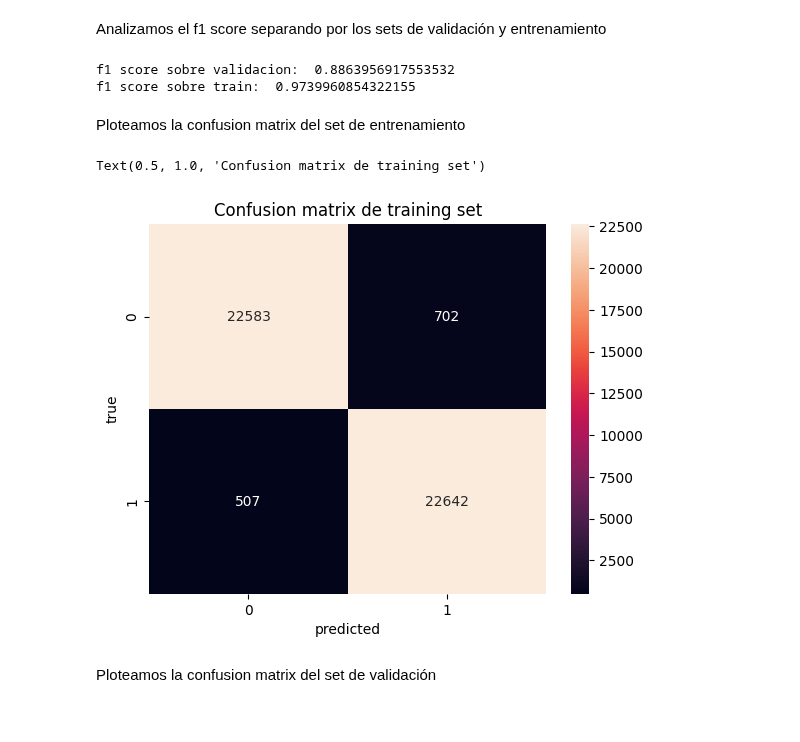
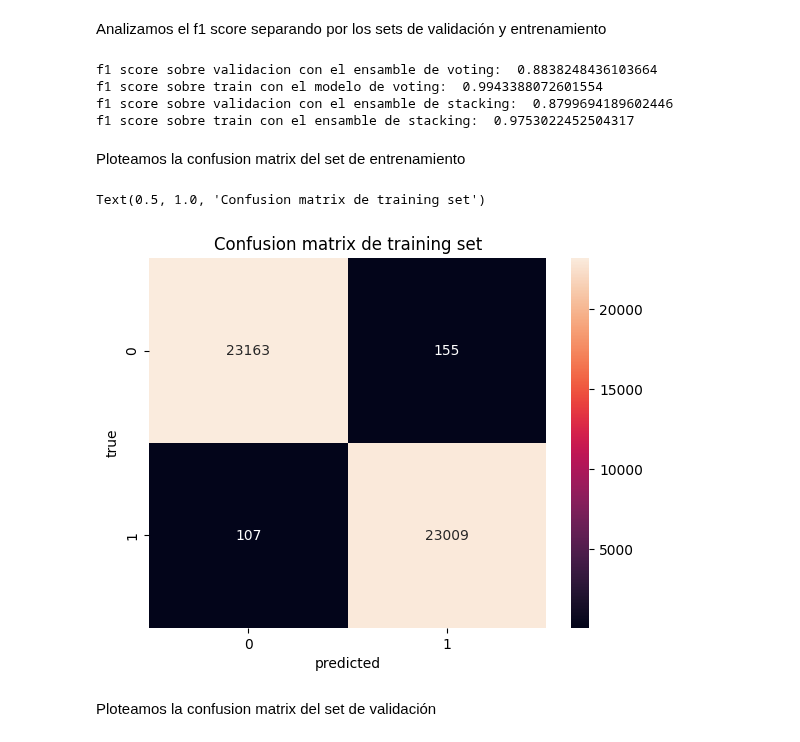
Before and after one commit to LuchoLorenzo1/7506R-1C2023-GRUPO19, a Jupyter notebook: checkpoint3/7506R_TP1_GRUPO19_CH3_ENTREGA_HIBRIDO.ipynb, the cells around one changed output. Saved outputs shown, nothing was run; the diff lists cells and outputs as text; code cells hidden in the pictures.

Commit message:
ensambles hibridos voting y stacking

```diff
--- a/checkpoint3/7506R_TP1_GRUPO19_CH3_ENTREGA_HIBRIDO.ipynb
+++ b/checkpoint3/7506R_TP1_GRUPO19_CH3_ENTREGA_HIBRIDO.ipynb
@@ -17,7 +17,7 @@ import pickle
 import pandas as pd
 from sklearn.model_selection import train_test_split
 from sklearn.metrics import make_scorer, f1_score, confusion_matrix, precision_score, recall_score, accuracy_score
-from sklearn.ensemble import VotingClassifier
+from sklearn.ensemble import VotingClassifier, StackingClassifier
 import matplotlib.pyplot as plt
 import seaborn as sns
 
@@ -25,7 +25,7 @@ decision_tree = pickle.load(open('../modelos/decision_tree.pickle', 'rb'))
 rf = pickle.load(open('../modelos/rf.pickle', 'rb'))
 xgb = pickle.load(open('../modelos/xgb.pickle', 'rb'))
 svm = pickle.load(open('../modelos/svm.pickle', 'rb'))
-# knn = pickle.load(open('../modelos/knn.pickle', 'rb'))
+knn = pickle.load(open('../modelos/knn.pickle', 'rb'))
 # %%
 df = pd.read_csv("../dataset/hotels_train_procesado.csv")
 df.columns
@@ -126,4 +126,4 @@ Construimos nuestro ensamble de tipo Voting, con los modelos que entrenamos en l
 # %%
-# ensamble_hibrido = VotingClassifier(estimators=[('xgb', xgb), ('rf', rf), ('decision_tree', decision_tree), ('svm', svm), ('knn', knn)], voting='hard')
-ensamble_hibrido = VotingClassifier(estimators=[('xgb', xgb), ('rf', rf), ('decision_tree', decision_tree)], voting='hard')
+voting = VotingClassifier(estimators=[('xgb', xgb), ('rf', rf), ('knn', knn)], voting='hard')
+stacking = StackingClassifier(estimators=[('xgb', xgb), ('rf', rf), ('decision_tree', decision_tree)], final_estimator=knn)
 # %% [markdown]
@@ -131,5 +131,5 @@ Lo entrenamos con los datos separados anteriormente
 # %%
-ensamble_hibrido.fit(X_train, y_train)
+voting.fit(X_train, y_train)
 # %% [output]
 VotingClassifier(estimators=[('xgb',
                               RandomizedSearchCV(cv=3,
@@ -150,0 +151,2 @@ VotingClassifier(estimators=[('xgb',
+# %%
+stacking.fit(X_train, y_train)
@@ -151,23 +171,28 @@ VotingClassifier(estimators=[('xgb',
 # %% [markdown]
 Analizamos el f1 score separando por los sets de validación y entrenamiento
 # %%
-print("f1 score sobre validacion: ", f1_score(y_val, ensamble_hibrido.predict(X_val)))
-print("f1 score sobre train: ", f1_score(y_train, ensamble_hibrido.predict(X_train)))
+print("f1 score sobre validacion con el ensamble de voting: ", f1_score(y_val, voting.predict(X_val)))
+print("f1 score sobre train con el modelo de voting: ", f1_score(y_train, voting.predict(X_train)))
+
+print("f1 score sobre validacion con el ensamble de stacking: ", f1_score(y_val, stacking.predict(X_val)))
+print("f1 score sobre train con el ensamble de stacking: ", f1_score(y_train, stacking.predict(X_train)))
 # %% [output]
-f1 score sobre validacion:  0.8863956917553532
-f1 score sobre train:  0.9739960854322155
+f1 score sobre validacion con el ensamble de voting:  0.8838248436103664
+f1 score sobre train con el modelo de voting:  0.9943388072601554
+f1 score sobre validacion con el ensamble de stacking:  0.8799694189602446
+f1 score sobre train con el ensamble de stacking:  0.9753022452504317
 # %% [markdown]
 Ploteamos la confusion matrix del set de entrenamiento
 # %%
-y_pred = ensamble_hibrido.predict(X_train)
+y_pred = voting.predict(X_train)
 confusion = confusion_matrix(y_train, y_pred)
 sns.heatmap(confusion, annot=True, fmt='.0f')
 plt.ylabel('true')
 plt.xlabel('predicted')
 plt.title("Confusion matrix de training set")
 # %% [output]
 Text(0.5, 1.0, 'Confusion matrix de training set')
-[figure, old version]
+[figure, new version]
 # %% [markdown]
 Ploteamos la confusion matrix del set de validación
 # %%
```
Also changed, not shown: parts of 13 cells of this notebook, 3 other files.
